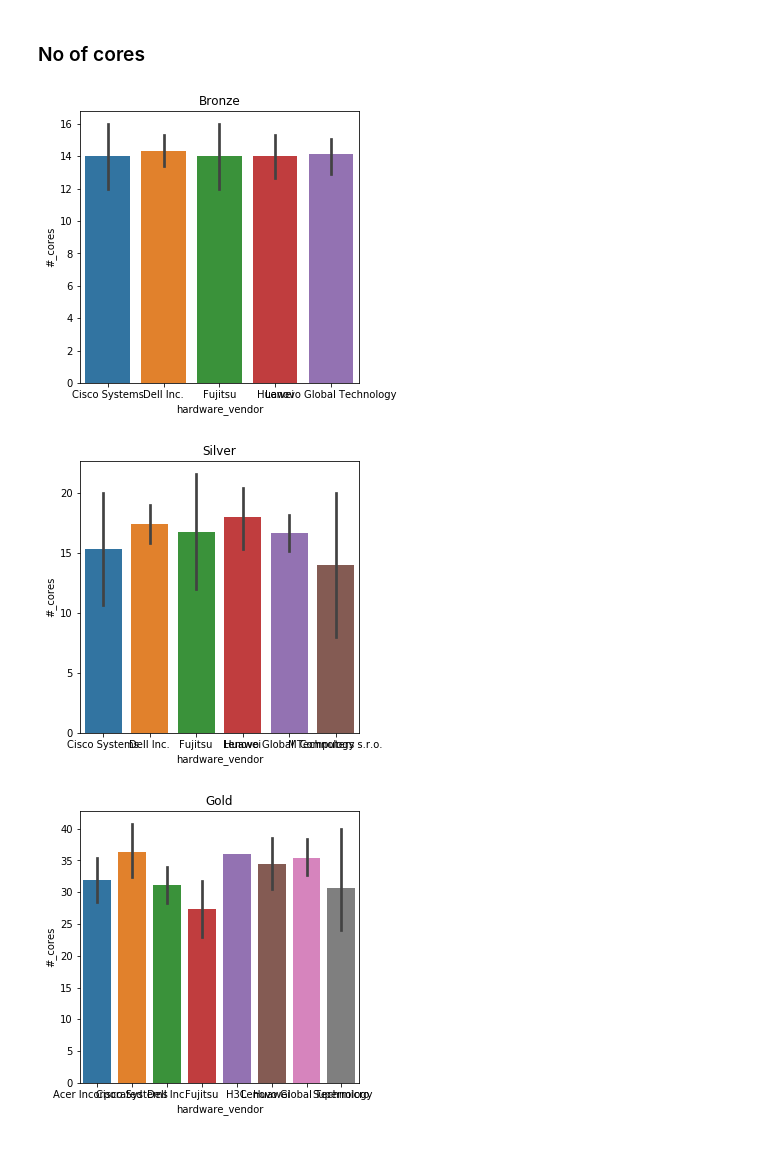
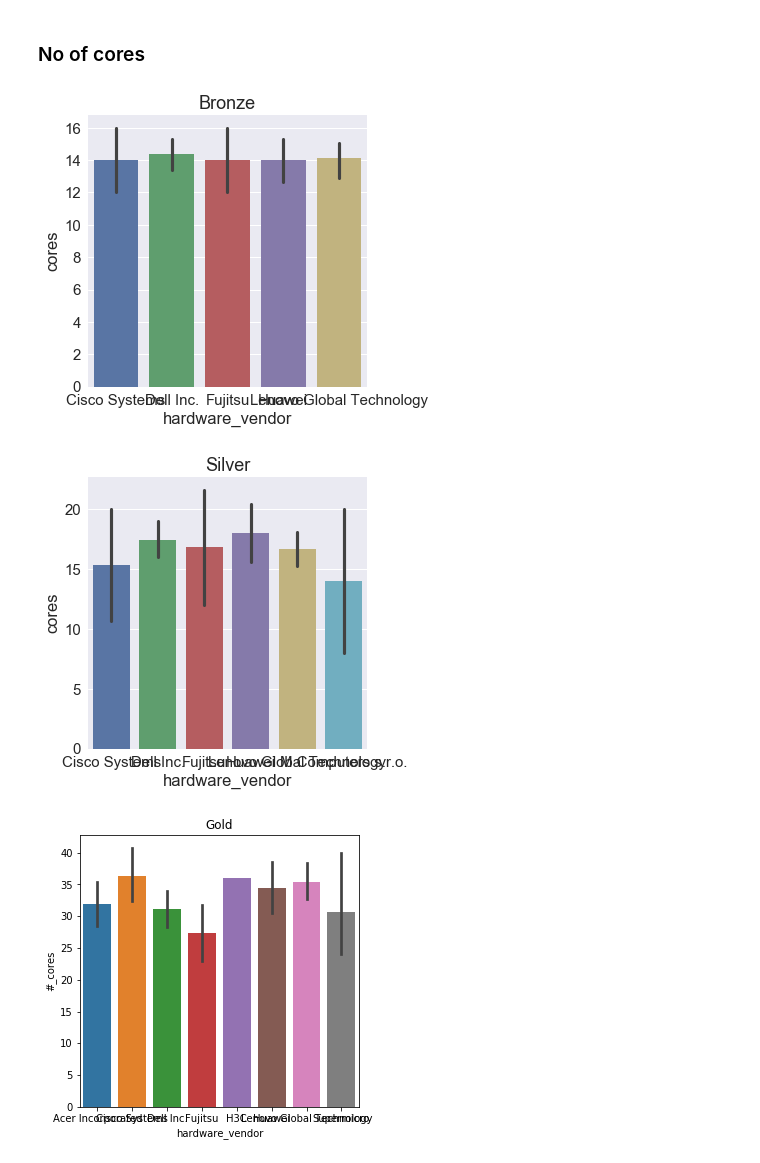
Before and after one commit to shikher7/Learning_on_Processor_Data, a Jupyter notebook: processor_analytics.ipynb, the cells around one changed output. Drawn from its saved outputs; the diff is of its cells as text; code cells hidden in the pictures.

```diff
--- a/processor_analytics.ipynb
+++ b/processor_analytics.ipynb
@@ -29,15 +29,17 @@ dfs=pd.read_csv('Silver.csv',header=None)
 # dfp=dfp.drop(dfp.columns[[0]], axis=1)
 # print(dfp.head(3))
 # %%
-dfb.columns = ['benchmark', 'hardware_vendor','system','#_cores','#_chips','#_cores_per_chip','processor_mhz','base_copies','result','baseline','published']
-dfs.columns = ['benchmark', 'hardware_vendor','system','#_cores','#_chips','#_cores_per_chip','processor_mhz','base_copies','result','baseline','published']
-dfg.columns = ['benchmark', 'hardware_vendor','system','#_cores','#_chips','#_cores_per_chip','processor_mhz','base_copies','result','baseline','published']
-dfp.columns = ['benchmark', 'hardware_vendor','system','#_cores','#_chips','#_cores_per_chip','processor_mhz','base_copies','result','baseline','published']
+dfb.columns = ['benchmark', 'hardware_vendor','system','cores','chips','cores_per_chip','processor_mhz','base_copies','result','baseline','published']
+dfs.columns = ['benchmark', 'hardware_vendor','system','cores','chips','cores_per_chip','processor_mhz','base_copies','result','baseline','published']
+dfg.columns = ['benchmark', 'hardware_vendor','system','cores','chips','cores_per_chip','processor_mhz','base_copies','result','baseline','published']
+dfp.columns = ['benchmark', 'hardware_vendor','system','cores','chips','cores_per_chip','processor_mhz','base_copies','result','baseline','published']
 print(dfp.head(3))
 dfb.to_csv('br.csv', sep='\t', encoding='utf-8')
 dfs.to_csv('sl.csv', sep='\t', encoding='utf-8')
 dfg.to_csv('go.csv', sep='\t', encoding='utf-8')
 dfp.to_csv('pl.csv', sep='\t', encoding='utf-8')
+graph=pd.DataFrame(columns=['processor','mhz','cores','chips','cores_per_chip'])
+counter=0
 # %% [output]
       benchmark hardware_vendor  \
 0  CINT2006rate   Cisco Systems
@@ -103,6 +105,8 @@ n=""
 days=[]
 month=["",'Jan','Feb','Mar','Apr','May','Jun','Jul','Aug','Sep','Oct','Nov','Dec']
 for i in range(0,dfb['system'].count()):
+    graph.loc[counter]=['Bronze',(float(dfb.processor_mhz[i])),(float(dfb.cores[i])),(float(dfb.chips[i])),(float(dfb.cores_per_chip[i]))]
+    counter=counter+1
     b=a[i].replace("("," ").replace(")"," ").replace(","," ").split()
     n=dfb.published[i].split('-')
     d0 = date(2000, 1, 1)
@@ -499,3 +509,29 @@ array(['Intel Xeon Gold 6138'],
       dtype='<U22')
 # %% [markdown]
 # Plotting graphs
+# %%
+# sns.violinplot(x='processor', y='mhz', data=graph)
+
+# plt.show()
+
+sns.set_style("whitegrid")
+
+sns.violinplot(x="processor", y="mhz", data=graph)
+plt.title('Range of MHZ')
+plt.savefig('mhz.jpeg')
+plt.show()
+
+sns.violinplot(x="processor", y="cores", data=graph)
+plt.title('Range of Cores')
+plt.savefig('cores.jpeg')
+plt.show()
+
+sns.violinplot(x="processor", y="chips", data=graph)
+plt.title('Range of Chips')
+plt.savefig('chips.jpeg')
+plt.show()
+
+sns.violinplot(x="processor", y="cores_per_chip", data=graph)
+plt.title('Range of Cores per Chip')
+plt.savefig('cores_per_chip.jpeg')
+plt.show()
@@ -502,13 +543,15 @@ array(['Intel Xeon Gold 6138'],
 # %% [markdown]
 ### BAR GRAPH ( Hardware Vendor count )
 # %%
-plt.subplots(figsize=(5,5))
+sns.set(font_scale=1.5)
+plt.subplots(figsize=(10,5))
 sns.countplot(x='hardware_vendor',data=dfb)
 plt.title('bronze')
 plt.show()
 
 plt.subplots(figsize=(5,5))
 sns.countplot(x='hardware_vendor',data=dfs)
+
 plt.title('silver')
 plt.show()
 
@@ -562,17 +605,17 @@ plt.show()
 ### No of cores
 # %%
 plt.subplots(figsize=(5,5))
-sns.barplot(x='hardware_vendor',y='#_cores',data=dfb)
+sns.barplot(x='hardware_vendor',y='cores',data=dfb)
 plt.title("Bronze")
 plt.show()
 # %% [output]
-[figure, old version]
+[figure, new version]
 # %%
 plt.subplots(figsize=(5,5))
-sns.barplot(x='hardware_vendor',y='#_cores',data=dfs)
+sns.barplot(x='hardware_vendor',y='cores',data=dfs)
 plt.title("Silver")
 plt.show()
 # %% [output]
-[figure, old version]
+[figure, new version]
 # %%
 plt.subplots(figsize=(5,5))
```
Also changed, not shown: parts of 19 cells of this notebook, 12 other files.
